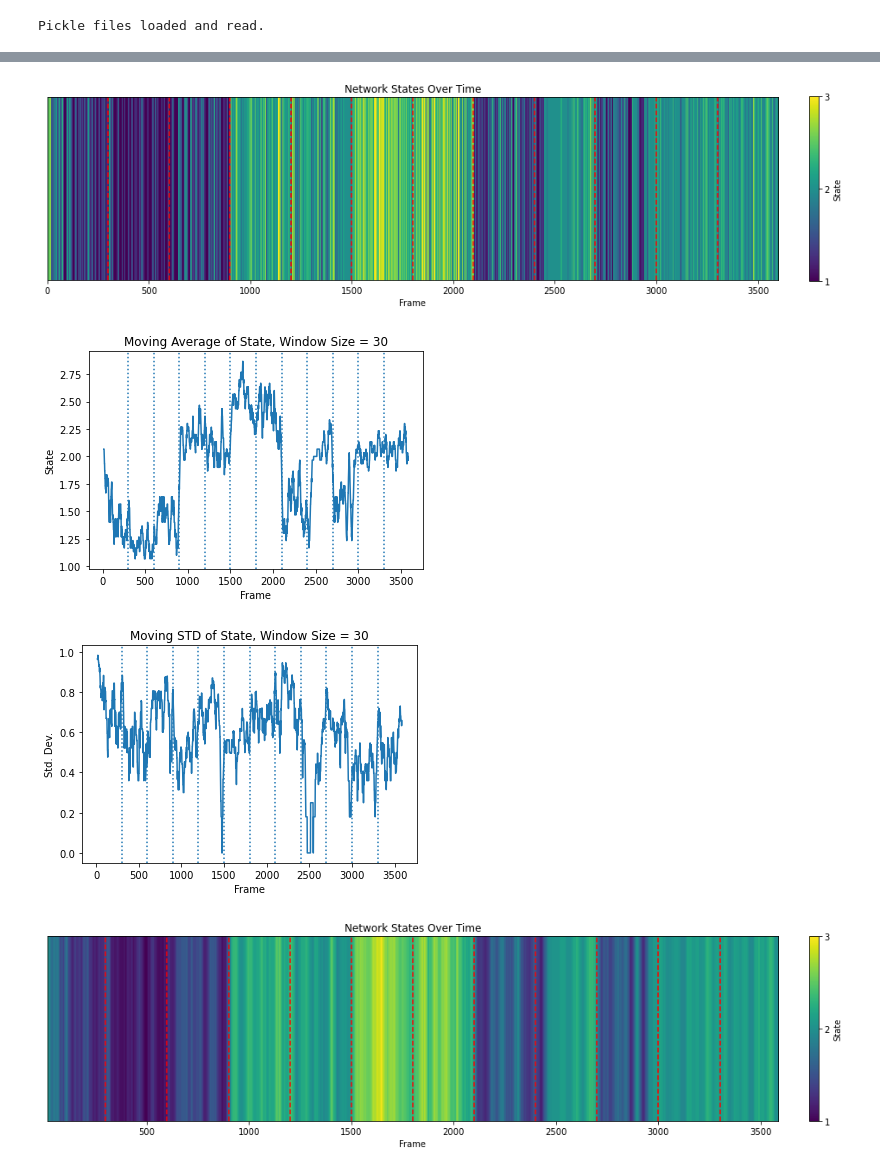
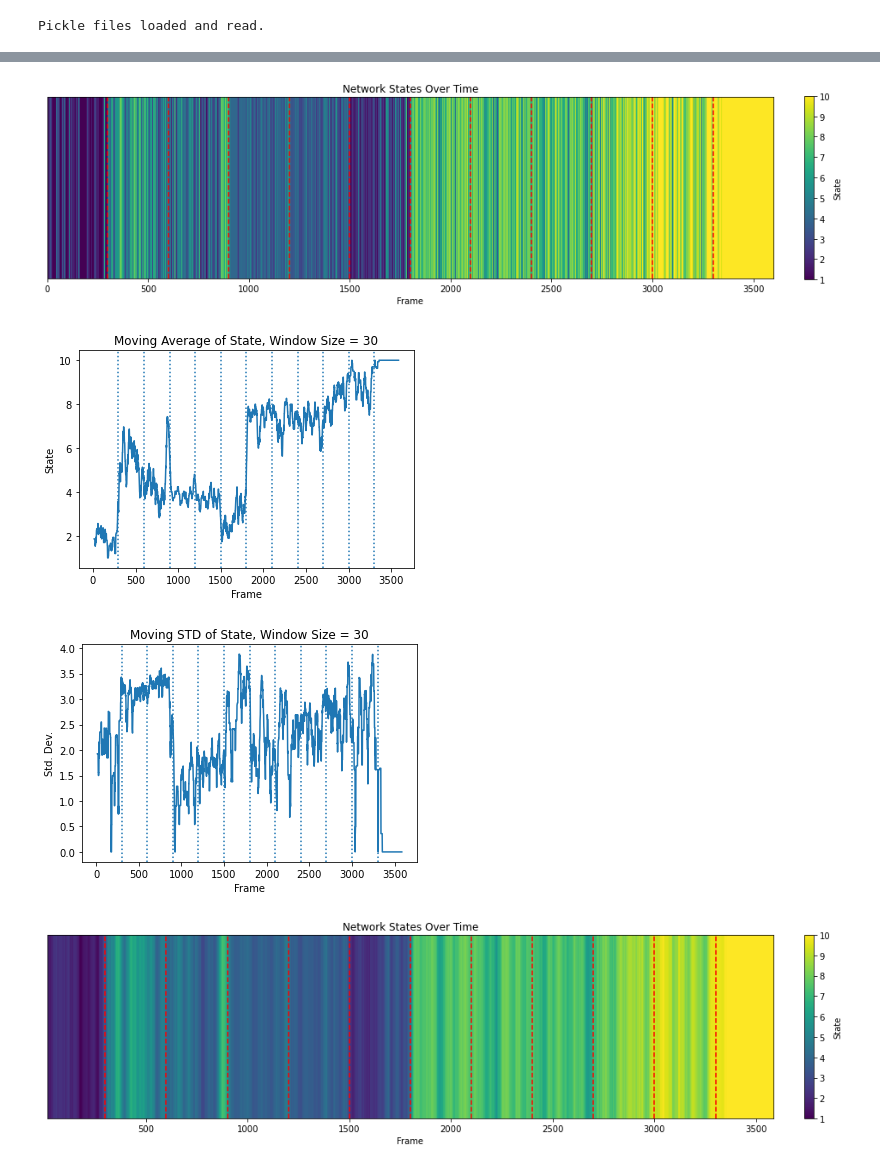
Before and after one commit to ianzyong/network-states, a Jupyter notebook: notebooks/HUP116_configuration.ipynb, the cells around one changed output, grey strips where cells are left out. Saved outputs shown, nothing was run; the diff lists cells and outputs as text; code cells hidden in the pictures.

```diff
--- a/notebooks/HUP116_configuration.ipynb
+++ b/notebooks/HUP116_configuration.ipynb
@@ -83,10 +83,15 @@ print("Pickle files loaded and read.")
 Pickle files loaded and read.
 # %%
 # concatenate connectivity data over a pre-ictal period
-start = 66; # start index
-end = 77; # end index
+start = 68; # start index
+end = 73; # end index
 patient_matrices = pickle_data[start][band]
 for k in range(start+1,end+1):
+    patient_matrices = np.concatenate((patient_matrices,pickle_data[k][band]))
+
+start = 87; # start index
+end = 92; # end index
+for k in range(start,end+1):
     patient_matrices = np.concatenate((patient_matrices,pickle_data[k][band]))
 
 #patient_matrices = pickle_data[70][band]
@@ -141,12 +146,12 @@ plt.show()
 # %%
 sample_length = 300 # length of each sample in frames, for drawing dividing lines
 # extract communities
-config_comm = np.reshape(bct.community_louvain(config_sim,1,range(1,config_sim.shape[0]+1),'negative_asym')[0],(1,-1))
+config_comm = np.reshape(bct.community_louvain(config_sim,1.01,range(1,config_sim.shape[0]+1),'negative_asym')[0],(1,-1))
 # plot states over time
 fig=plt.figure(figsize=(16,16))
 ax = plt.gca()
 pos = ax.imshow(config_comm, extent=[0, config_comm[0].shape[0], 0, config_comm[0].shape[0]/4])
-clb = fig.colorbar(pos, ax=ax, fraction=0.012, pad=0.04, ticks=[1,2,3])
+clb = fig.colorbar(pos, ax=ax, fraction=0.012, pad=0.04, ticks=range(1,np.max(config_comm)+1))
 clb.set_label('State')
 plt.title("Network States Over Time")
 plt.xlabel("Frame")
@@ -155,7 +160,7 @@ for k in range(sample_length,config_comm[0].shape[0],sample_length):
     plt.axvline(x=k, ls='--', color='red')
 plt.show()
 # %% [output]
-[figure, old version]
+[figure, new version]
 # %%
 # calculate a moving average and std
 window_size = 30;
@@ -170,34 +175,34 @@ for k in range(half_window,config_comm.shape[1]-half_window):
 
 # plot moving average and std
 plt.plot(range(half_window,config_comm.shape[1]-half_window),state_avg)
 plt.title("Moving Average of State, Window Size = {}".format(window_size))
 plt.xlabel("Frame")
 plt.ylabel("State")
 for k in range(sample_length,config_comm[0].shape[0],sample_length):
     plt.axvline(x=k, ls=':')
 plt.show()
 
 plt.plot(range(half_window,config_comm.shape[1]-half_window),state_std)
 plt.title("Moving STD of State, Window Size = {}".format(window_size))
 plt.xlabel("Frame")
 plt.ylabel("Std. Dev.")
 for k in range(sample_length,config_comm[0].shape[0],sample_length):
     plt.axvline(x=k, ls=':')
 plt.show()
 
 # plot states over time
 fig=plt.figure(figsize=(16,16))
 plt.imshow(np.reshape(state_avg,(1,-1)), extent=[half_window, config_comm.shape[1]-half_window, 0, config_comm[0].shape[0]/4])
 plt.title("Network States Over Time")
 plt.xlabel("Frame")
 ax = plt.gca()
-clb = fig.colorbar(pos, ax=ax, fraction=0.012, pad=0.04, ticks=[1,2,3])
+clb = fig.colorbar(pos, ax=ax, fraction=0.012, pad=0.04, ticks=range(1,np.max(config_comm)+1))
 clb.set_label('State')
 ax.axes.yaxis.set_visible(False)
 for k in range(sample_length,config_comm[0].shape[0],sample_length):
     plt.axvline(x=k, ls='--', color='red')
 plt.show()
 # %% [output]
-[figure, old version]
+[figure, new version]
-[figure, old version]
+[figure, new version]
-[figure, old version]
+[figure, new version]
```
Also changed, not shown: parts of 4 cells of this notebook.
